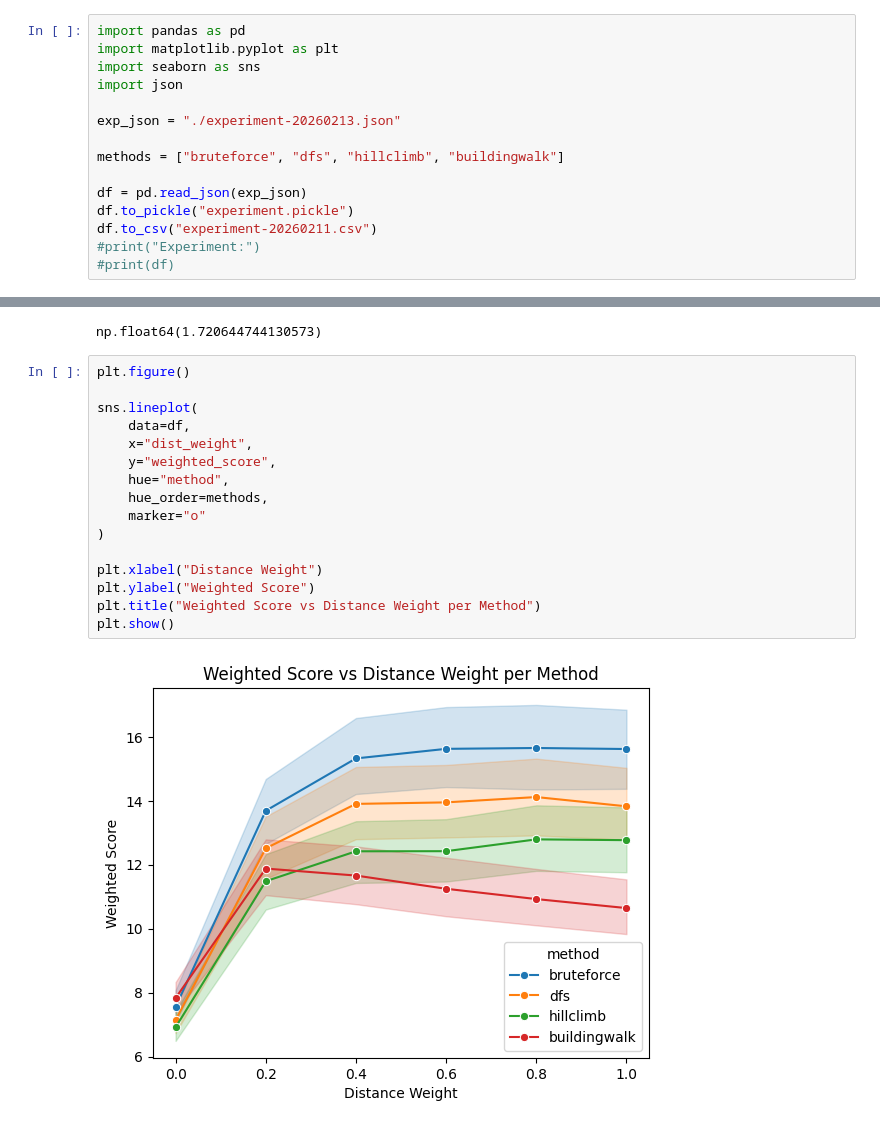
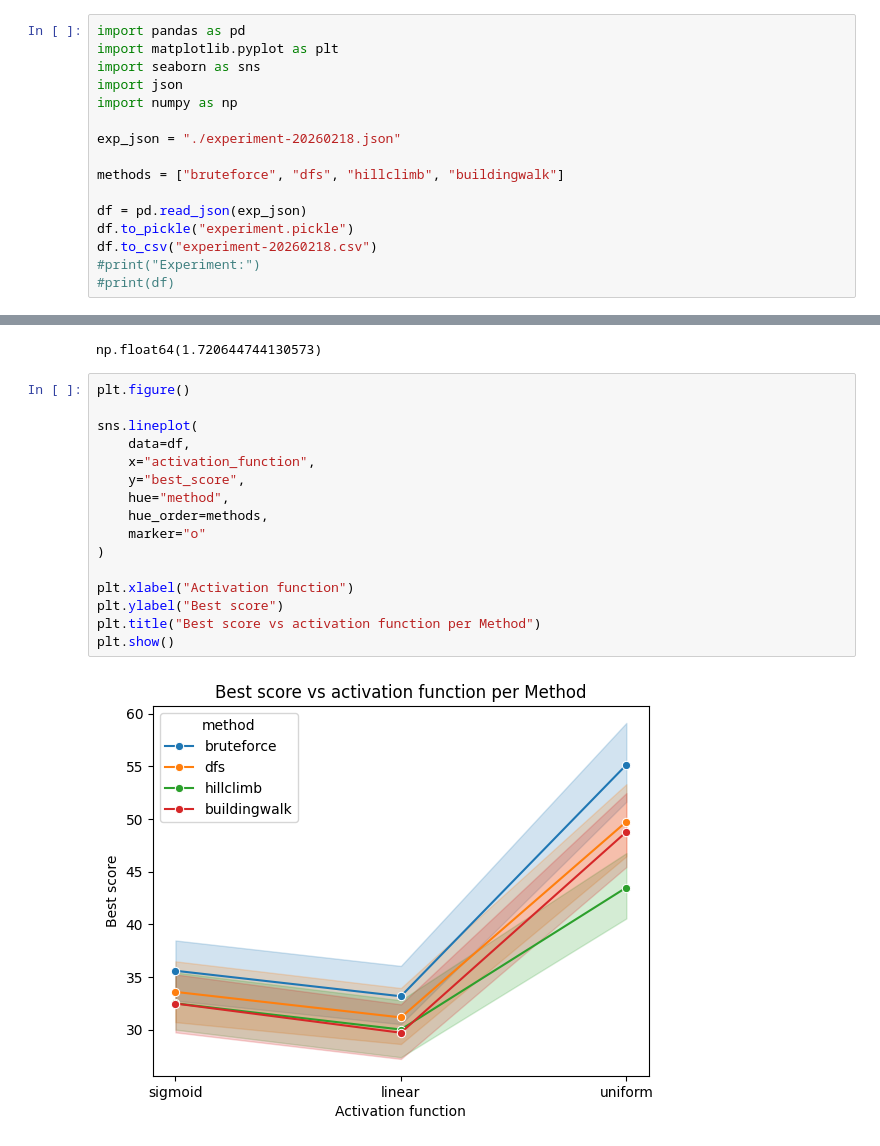
Before and after one commit to lewenhagen/AI_Enhanced_Method_for_Improved_CCTV_Camera_Placement, a Jupyter notebook: experiment-result.ipynb, the cells around one changed output, grey strips where cells are left out. Saved outputs shown, nothing was run; the diff lists cells and outputs as text.

```diff
--- a/experiment-result.ipynb
+++ b/experiment-result.ipynb
@@ -5,14 +5,15 @@ import pandas as pd
 import matplotlib.pyplot as plt
 import seaborn as sns
 import json
+import numpy as np
 
-exp_json = "./experiment-20260213.json"
+exp_json = "./experiment-20260218.json"
 
 methods = ["bruteforce", "dfs", "hillclimb", "buildingwalk"]
 
 df = pd.read_json(exp_json)
 df.to_pickle("experiment.pickle")
-df.to_csv("experiment-20260211.csv")
+df.to_csv("experiment-20260218.csv")
 #print("Experiment:")
 #print(df)
 # %%
@@ -23,21 +24,21 @@ np.float64(1.720644744130573)
 # %%
 plt.figure()
 
 sns.lineplot(
     data=df,
-    x="dist_weight",
-    y="weighted_score",
+    x="activation_function",
+    y="best_score",
     hue="method",
     hue_order=methods,
     marker="o"
 )
 
-plt.xlabel("Distance Weight")
-plt.ylabel("Weighted Score")
-plt.title("Weighted Score vs Distance Weight per Method")
+plt.xlabel("Activation function")
+plt.ylabel("Best score")
+plt.title("Best score vs activation function per Method")
 plt.show()
 # %% [output]
-[figure, old version]
+[figure, new version]
 # %%
 import matplotlib.pyplot as plt
 import seaborn as sns
```
Also changed, not shown: parts of 5 cells of this notebook, 1 other file.
